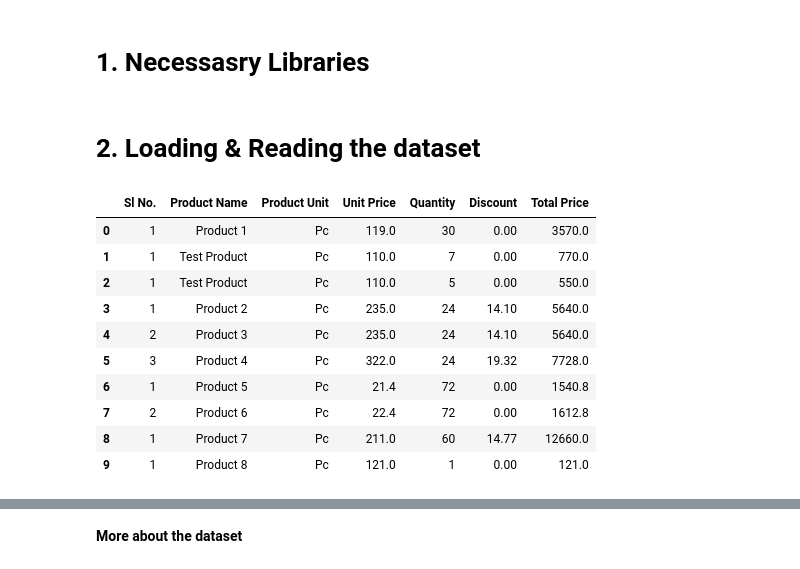
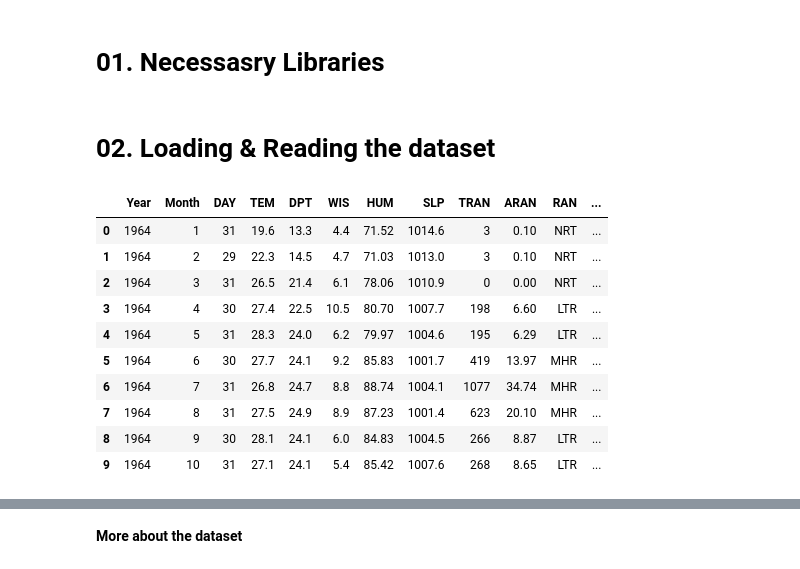
Before and after one commit to PervejHosen/Python_Projects, a Jupyter notebook: Project_01_(Conveyance_extended_order_data_analysis).ipynb, the cells around one changed output, grey strips where cells are left out. Cells and saved outputs as stored; diff of their text form; code cells hidden in the pictures.

```diff
--- a/Project_01_(Conveyance_extended_order_data_analysis).ipynb
+++ b/Project_01_(Conveyance_extended_order_data_analysis).ipynb
@@ -12,3 +3,3 @@
 # %% [markdown]
-# 1. Necessasry Libraries
+# 01. Necessasry Libraries
 # %%
@@ -18,4 +8,4 @@ import numpy as np
 import matplotlib.pyplot as plt
 import seaborn as sns
 # %% [markdown]
-# 2. Loading & Reading the dataset
+# 02. Loading & Reading the dataset
@@ -27,14 +12,16 @@ df = pd.read_csv("/content/drive/MyDrive/Python/Datasets/conveyance_extended_ord
+# %%
+df1 = pd.read_excel("/content/drive/MyDrive/Python/Datasets/DATA FOR ASSIGNMENT _ FINAL _ FOR SPRING - 2023_ATMOSPHERIC DATA FROM CHITTAGONG.xlsx")
 # %%
-df.head(10)
+df1.head(10)
 # %% [output]
-|  | Sl No. | Product Name | Product Unit | Unit Price | Quantity | Discount | Total Price |
-| 0 | 1 | Product 1 | Pc | 119.0 | 30 | 0.00 | 3570.0 |
-| 1 | 1 | Test Product | Pc | 110.0 | 7 | 0.00 | 770.0 |
-| 2 | 1 | Test Product | Pc | 110.0 | 5 | 0.00 | 550.0 |
-| 3 | 1 | Product 2 | Pc | 235.0 | 24 | 14.10 | 5640.0 |
-| 4 | 2 | Product 3 | Pc | 235.0 | 24 | 14.10 | 5640.0 |
-| 5 | 3 | Product 4 | Pc | 322.0 | 24 | 19.32 | 7728.0 |
-| 6 | 1 | Product 5 | Pc | 21.4 | 72 | 0.00 | 1540.8 |
-| 7 | 2 | Product 6 | Pc | 22.4 | 72 | 0.00 | 1612.8 |
-| 8 | 1 | Product 7 | Pc | 211.0 | 60 | 14.77 | 12660.0 |
-| 9 | 1 | Product 8 | Pc | 121.0 | 1 | 0.00 | 121.0 |
+|  | Year | Month | DAY | TEM | DPT | WIS | HUM | SLP | TRAN | ARAN | RAN | ... |
+| 0 | 1964 | 1 | 31 | 19.6 | 13.3 | 4.4 | 71.52 | 1014.6 | 3 | 0.10 | NRT | ... |
+| 1 | 1964 | 2 | 29 | 22.3 | 14.5 | 4.7 | 71.03 | 1013.0 | 3 | 0.10 | NRT | ... |
+| 2 | 1964 | 3 | 31 | 26.5 | 21.4 | 6.1 | 78.06 | 1010.9 | 0 | 0.00 | NRT | ... |
+| 3 | 1964 | 4 | 30 | 27.4 | 22.5 | 10.5 | 80.70 | 1007.7 | 198 | 6.60 | LTR | ... |
+| 4 | 1964 | 5 | 31 | 28.3 | 24.0 | 6.2 | 79.97 | 1004.6 | 195 | 6.29 | LTR | ... |
+| 5 | 1964 | 6 | 30 | 27.7 | 24.1 | 9.2 | 85.83 | 1001.7 | 419 | 13.97 | MHR | ... |
+| 6 | 1964 | 7 | 31 | 26.8 | 24.7 | 8.8 | 88.74 | 1004.1 | 1077 | 34.74 | MHR | ... |
+| 7 | 1964 | 8 | 31 | 27.5 | 24.9 | 8.9 | 87.23 | 1001.4 | 623 | 20.10 | MHR | ... |
+| 8 | 1964 | 9 | 30 | 28.1 | 24.1 | 6.0 | 84.83 | 1004.5 | 266 | 8.87 | LTR | ... |
+| 9 | 1964 | 10 | 31 | 27.1 | 24.1 | 5.4 | 85.42 | 1007.6 | 268 | 8.65 | LTR | ... |
```
Also changed, not shown: parts of 121 cells of this notebook.
